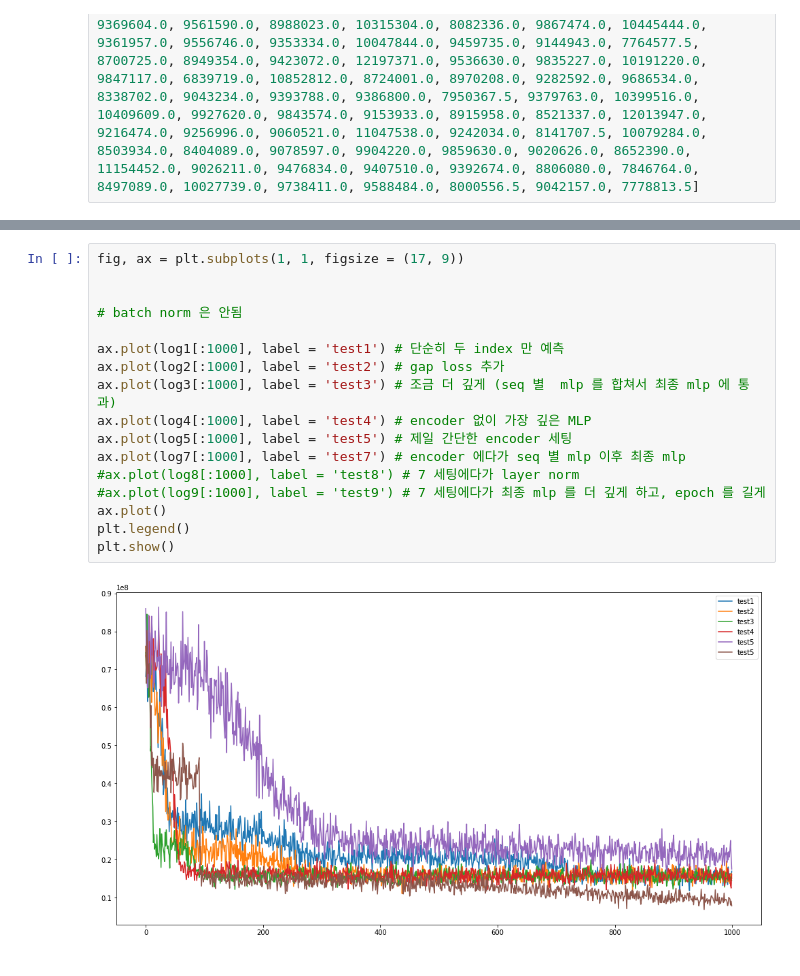
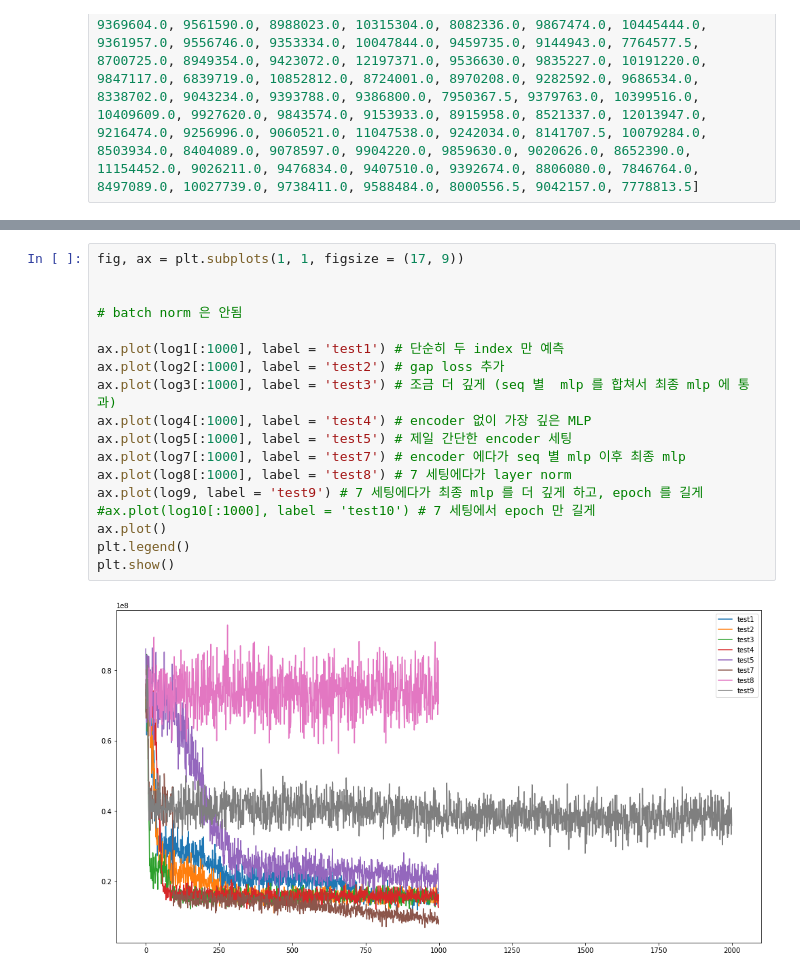
Before and after one commit to WooYoung94/DNA-alignment, a Jupyter notebook: DNA-alignment experiments.ipynb, the cells around one changed output, grey strips where cells are left out. Drawn from its saved outputs; the diff is of its cells as text.

```diff
--- a/DNA-alignment experiments.ipynb
+++ b/DNA-alignment experiments.ipynb
@@ -18,19 +22,20 @@ log7 = [76039224.0, 66309596.0, 80216320.0, 73402784.0, 68878880.0, 70383496.0,
 # %%
 fig, ax = plt.subplots(1, 1, figsize = (17, 9))
 
 
 # batch norm 은 안됨
 
 ax.plot(log1[:1000], label = 'test1') # 단순히 두 index 만 예측
 ax.plot(log2[:1000], label = 'test2') # gap loss 추가
 ax.plot(log3[:1000], label = 'test3') # 조금 더 깊게 (seq 별  mlp 를 합쳐서 최종 mlp 에 통과)
 ax.plot(log4[:1000], label = 'test4') # encoder 없이 가장 깊은 MLP
 ax.plot(log5[:1000], label = 'test5') # 제일 간단한 encoder 세팅
 ax.plot(log7[:1000], label = 'test7') # encoder 에다가 seq 별 mlp 이후 최종 mlp
-#ax.plot(log8[:1000], label = 'test8') # 7 세팅에다가 layer norm
-#ax.plot(log9[:1000], label = 'test9') # 7 세팅에다가 최종 mlp 를 더 깊게 하고, epoch 를 길게
+ax.plot(log8[:1000], label = 'test8') # 7 세팅에다가 layer norm
+ax.plot(log9, label = 'test9') # 7 세팅에다가 최종 mlp 를 더 깊게 하고, epoch 를 길게
+#ax.plot(log10[:1000], label = 'test10') # 7 세팅에서 epoch 만 길게
 ax.plot()
 plt.legend()
 plt.show()
 # %% [output]
-[figure, old version]
+[figure, new version]
```
Also changed, not shown: parts of 2 cells of this notebook.
